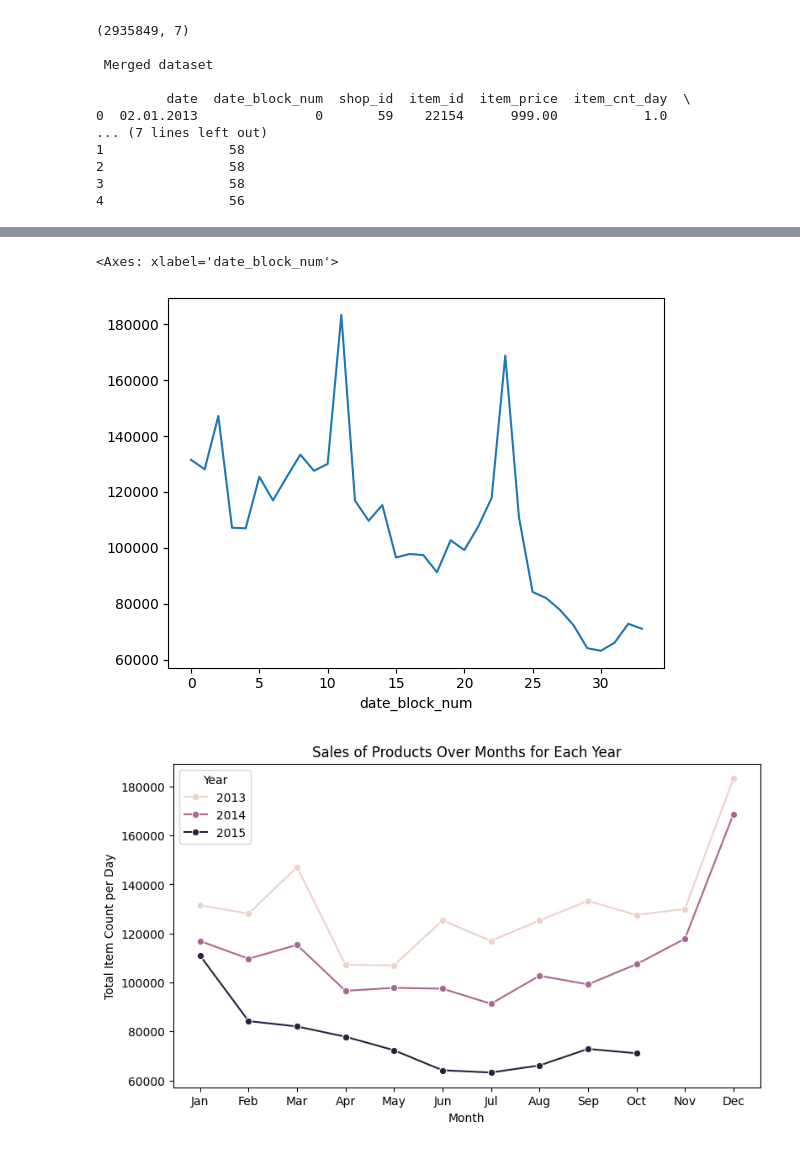
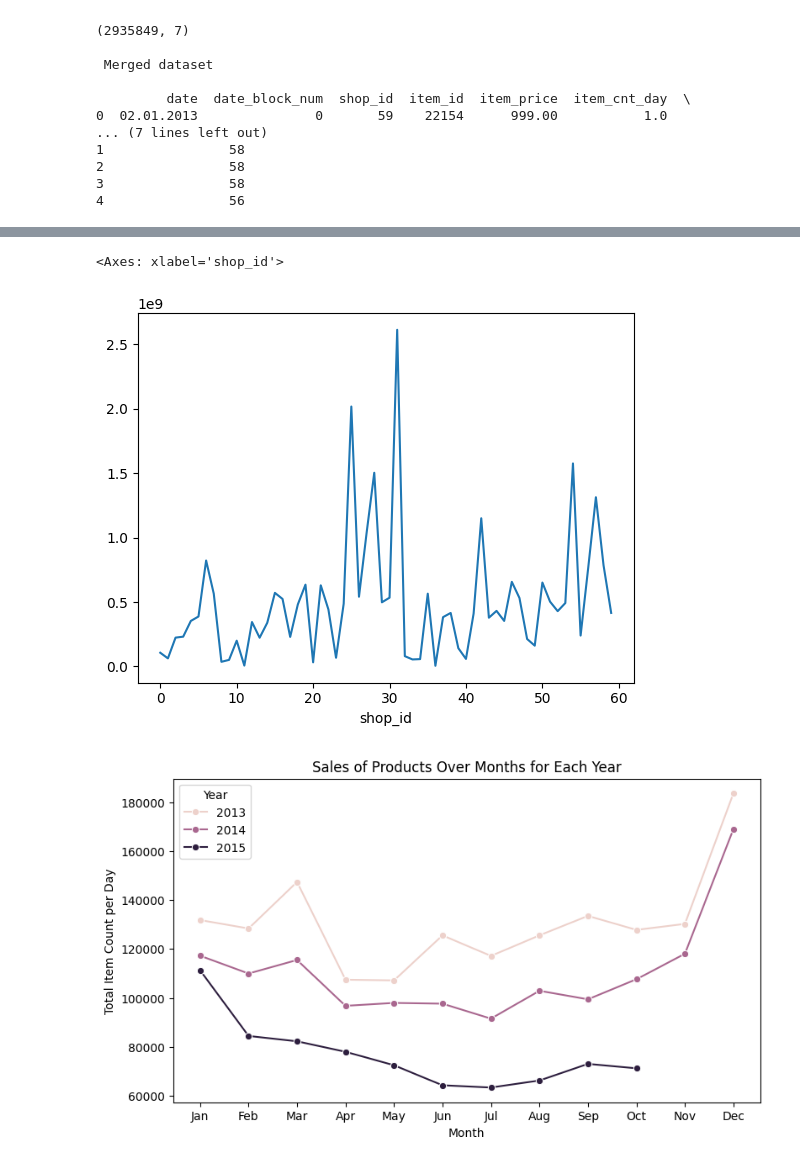
Before and after one commit to naveen-malla/Kaggle-Projects, a Jupyter notebook: Predict Future Sales/predict.ipynb, the cells around one changed output, grey strips where cells are left out. Saved outputs shown, nothing was run; the diff lists cells and outputs as text; code cells hidden in the pictures.

Commit message:
update code to group by different columns

```diff
--- a/Predict Future Sales/predict.ipynb
+++ b/Predict Future Sales/predict.ipynb
@@ -106,3 +106,7 @@ print(sales_train.head())
 2                58
 3                58
 4                56
+# %%
+# replace negative values in item_cnt_day with the 0
+sales_train['item_cnt_day'] = sales_train['item_cnt_day'].apply(lambda x: 0 if x < 0 else x)
+sales_train.head()
@@ -109,9 +120,9 @@ print(sales_train.head())
 # %%
 # plot the sales of the products over months
-sales_train.groupby('date_block_num')['item_cnt_day'].sum().plot()
+sales_train.groupby('shop_id')['item_id'].sum().plot()
 # %% [output]
-<Axes: xlabel='date_block_num'>
+<Axes: xlabel='shop_id'>
-[figure, old version]
+[figure, new version]
 # %%
 
 # Plot the sales of the products over months for each year all overlapping on each other so that we can compare them
```
Also changed, not shown: parts of 1 cell of this notebook.
